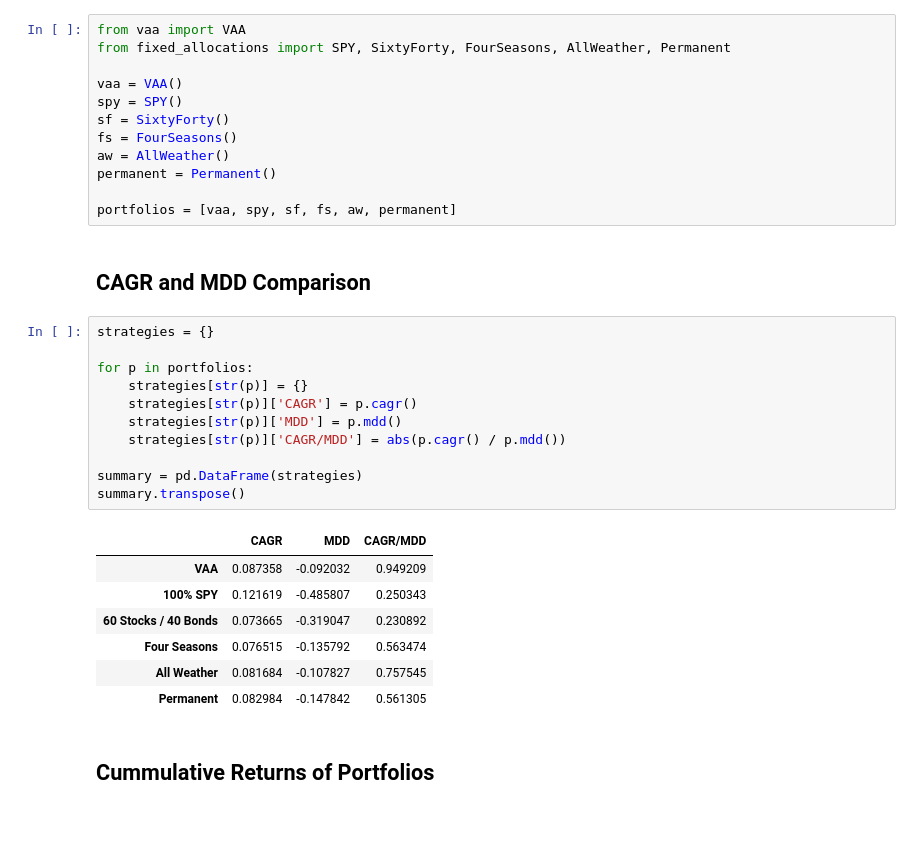
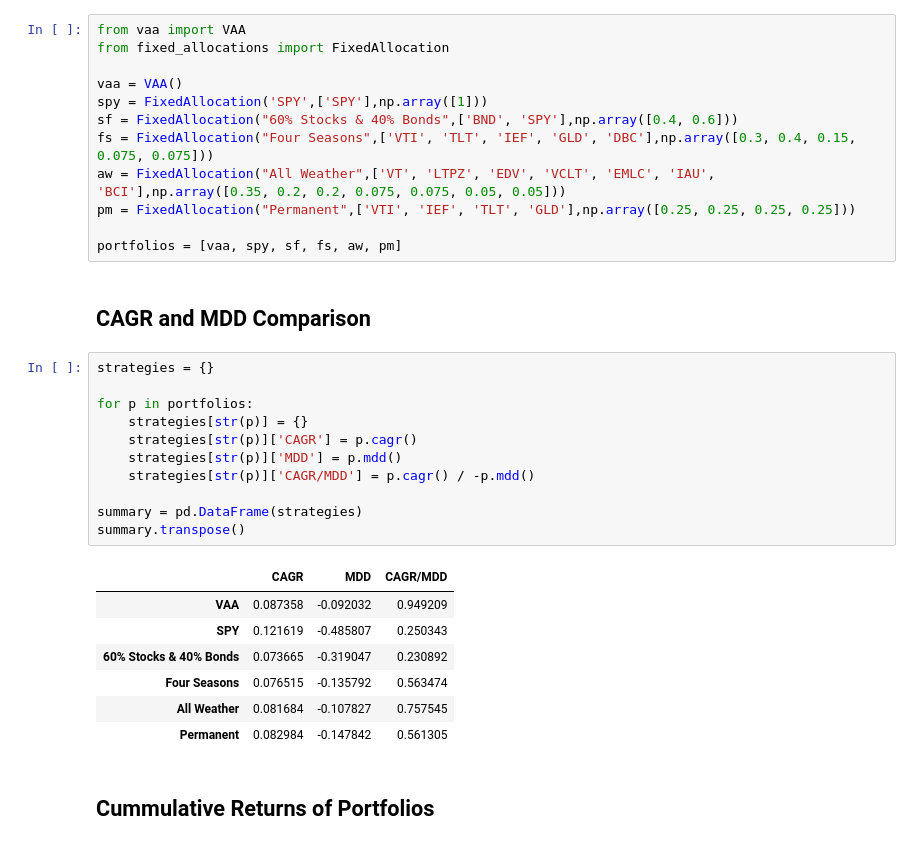
Before and after one commit to eshinhw/quant-portfolio-visualizer, a Jupyter notebook: Portfolio Strategy Dashboard.ipynb, the cells around one changed output. Drawn from its saved outputs; the diff is of its cells as text.

```diff
--- a/Portfolio Strategy Dashboard.ipynb
+++ b/Portfolio Strategy Dashboard.ipynb
@@ -5,34 +6,34 @@ import matplotlib.pyplot as plt
 ## Import Portfolio Classes
 # %%
 from vaa import VAA
-from fixed_allocations import SPY, SixtyForty, FourSeasons, AllWeather, Permanent
+from fixed_allocations import FixedAllocation
 
 vaa = VAA()
-spy = SPY()
-sf = SixtyForty()
-fs = FourSeasons()
-aw = AllWeather()
-permanent = Permanent()
+spy = FixedAllocation('SPY',['SPY'],np.array([1]))
+sf = FixedAllocation("60% Stocks & 40% Bonds",['BND', 'SPY'],np.array([0.4, 0.6]))
+fs = FixedAllocation("Four Seasons",['VTI', 'TLT', 'IEF', 'GLD', 'DBC'],np.array([0.3, 0.4, 0.15, 0.075, 0.075]))
+aw = FixedAllocation("All Weather",['VT', 'LTPZ', 'EDV', 'VCLT', 'EMLC', 'IAU', 'BCI'],np.array([0.35, 0.2, 0.2, 0.075, 0.075, 0.05, 0.05]))
+pm = FixedAllocation("Permanent",['VTI', 'IEF', 'TLT', 'GLD'],np.array([0.25, 0.25, 0.25, 0.25]))
 
-portfolios = [vaa, spy, sf, fs, aw, permanent]
+portfolios = [vaa, spy, sf, fs, aw, pm]
 # %% [markdown]
 ## CAGR and MDD Comparison
 # %%
 strategies = {}
 
 for p in portfolios:
     strategies[str(p)] = {}
     strategies[str(p)]['CAGR'] = p.cagr()
     strategies[str(p)]['MDD'] = p.mdd()
-    strategies[str(p)]['CAGR/MDD'] = abs(p.cagr() / p.mdd())
+    strategies[str(p)]['CAGR/MDD'] = p.cagr() / -p.mdd()
 
 summary = pd.DataFrame(strategies)
 summary.transpose()
 # %% [output]
 |  | CAGR | MDD | CAGR/MDD |
 | VAA | 0.087358 | -0.092032 | 0.949209 |
-| 100% SPY | 0.121619 | -0.485807 | 0.250343 |
-| 60 Stocks / 40 Bonds | 0.073665 | -0.319047 | 0.230892 |
+| SPY | 0.121619 | -0.485807 | 0.250343 |
+| 60% Stocks & 40% Bonds | 0.073665 | -0.319047 | 0.230892 |
 | Four Seasons | 0.076515 | -0.135792 | 0.563474 |
 | All Weather | 0.081684 | -0.107827 | 0.757545 |
 | Permanent | 0.082984 | -0.147842 | 0.561305 |
```
Also changed, not shown: parts of 3 cells of this notebook, 1 other file.
